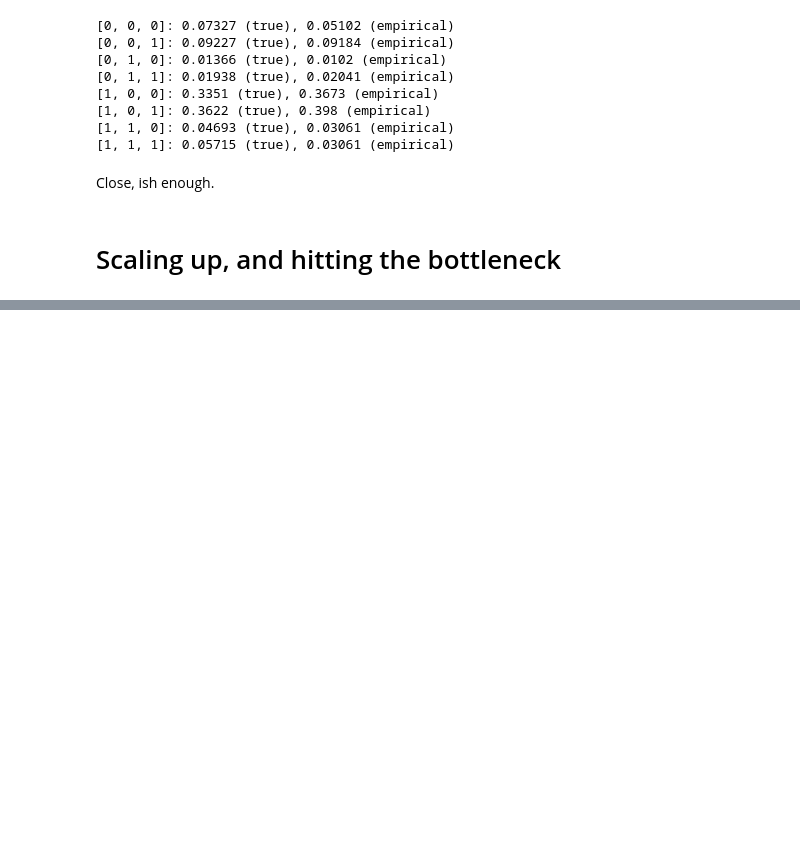
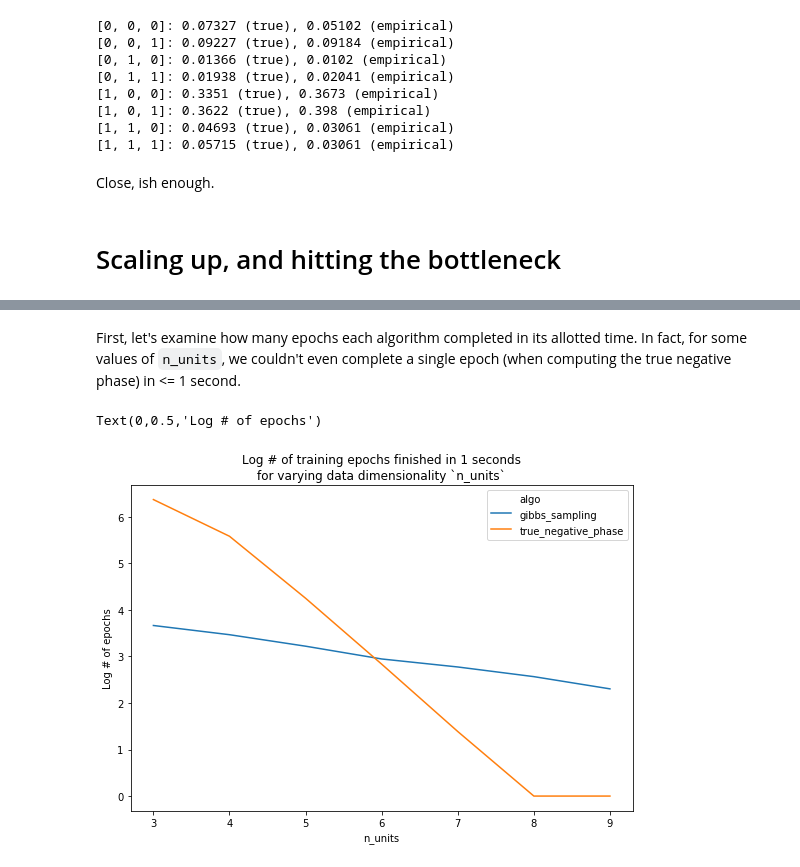
Before and after one commit to cavaunpeu/boltzmann-machines, a Jupyter notebook: boltzmann-machines-part-1.ipynb, the cells around one changed output, grey strips where cells are left out. Drawn from its saved outputs; the diff is of its cells as text; code cells hidden in the pictures; blank space fills up the shorter version.

```diff
--- a/boltzmann-machines-part-1.ipynb
+++ b/boltzmann-machines-part-1.ipynb
@@ -786,0 +802,12 @@ ax = sns.lineplot(x="elapsed", y="likelihood", hue="algo", legend='brief', data=
+# %% [markdown]
+First, let's examine how many epochs each algorithm completed in its allotted time. In fact, for some values of `n_units`, we couldn't even complete a single epoch (when computing the true negative phase) in <= 1 second.
+# %%
+n_steps_df = df.groupby(['algo', 'n_units'])['step'].max().map(np.log).reset_index()
+
+plt.figure(figsize=(9, 6))
+plt.title('Log # of training epochs finished in 1 seconds\nfor varying data dimensionality `n_units`')
+sns.lineplot(x='n_units', y='step', hue='algo', data=n_steps_df)
+plt.ylabel('Log # of epochs')
+# %% [output]
+Text(0,0.5,'Log # of epochs')
+[figure, added]
```
Also changed, not shown: parts of 41 cells of this notebook.
